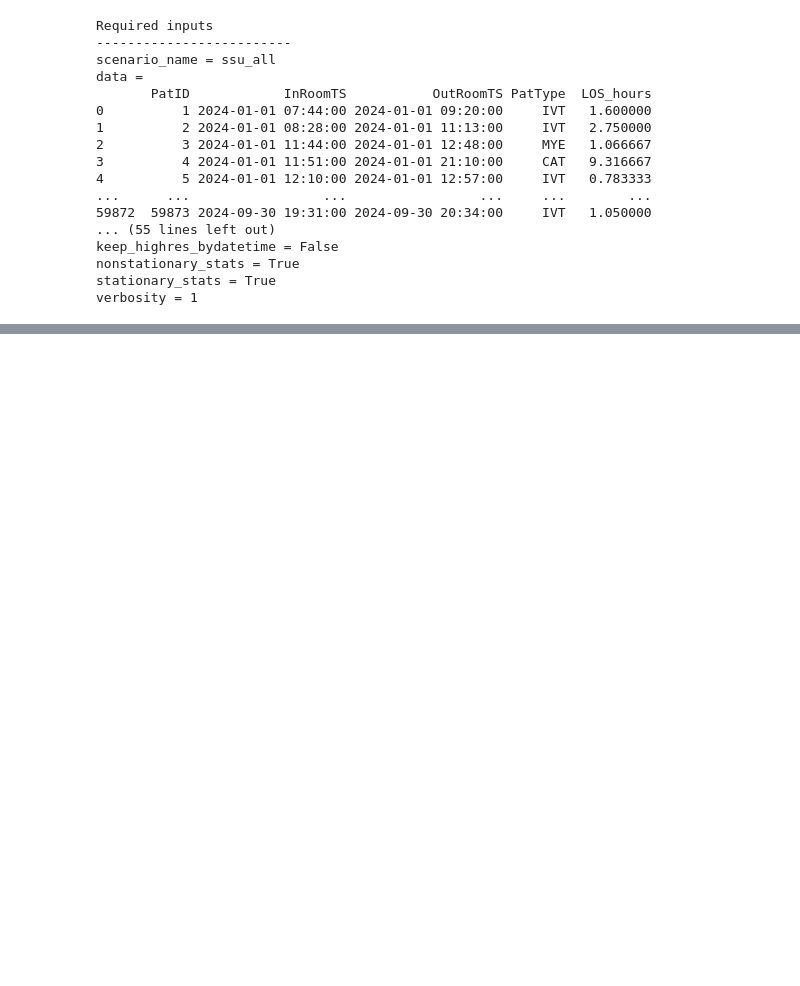
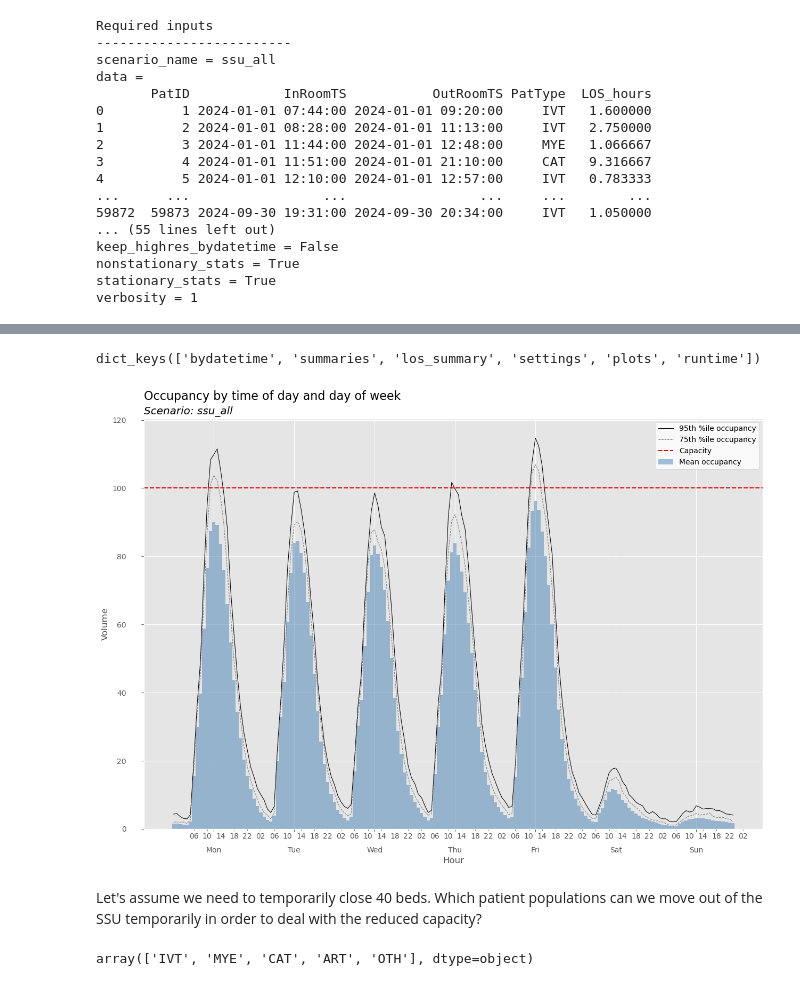
Before and after one commit to misken/hillmaker, a Jupyter notebook: docs/jb-hm/basic_occupancy_analysis.ipynb, the cells around one changed output, grey strips where cells are left out. Drawn from its saved outputs; the diff is of its cells as text; code cells hidden in the pictures; blank space fills up the shorter version.

```diff
--- a/docs/jb-hm/basic_occupancy_analysis.ipynb
+++ b/docs/jb-hm/basic_occupancy_analysis.ipynb
@@ -40,6 +40,7 @@ ssu_all = hm.Scenario(scenario_name='ssu_all',
                       end_analysis_dt='2024-09-30',
                       cat_field='PatType',
                       bin_size_minutes=60,
+                      cap=100,
                       verbosity=1,
                      )
 # %%
@@ -67,2 +77,15 @@ ssu_all.make_hills()
 # %%
 ssu_all.hills.keys()
+# %% [output]
+dict_keys(['bydatetime', 'summaries', 'los_summary', 'settings', 'plots', 'runtime'])
+# %%
+ssu_all.get_plot()
+# %% [output]
+[figure, added]
+# %% [markdown]
+Let's assume we need to temporarily close 40 beds. Which patient populations can we move out of the SSU temporarily in order to deal with the reduced capacity?
+# %%
+patient_types = stops_df['PatType'].unique()
+patient_types
+# %% [output]
+array(['IVT', 'MYE', 'CAT', 'ART', 'OTH'], dtype=object)
```
Also changed, not shown: parts of 12 cells of this notebook, 1 other file.
